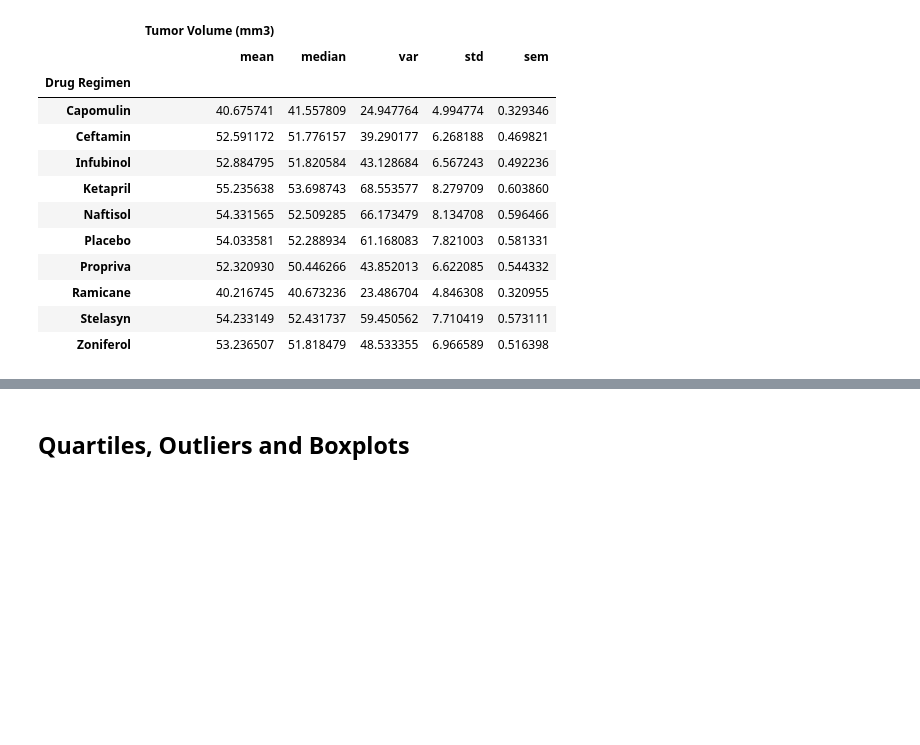
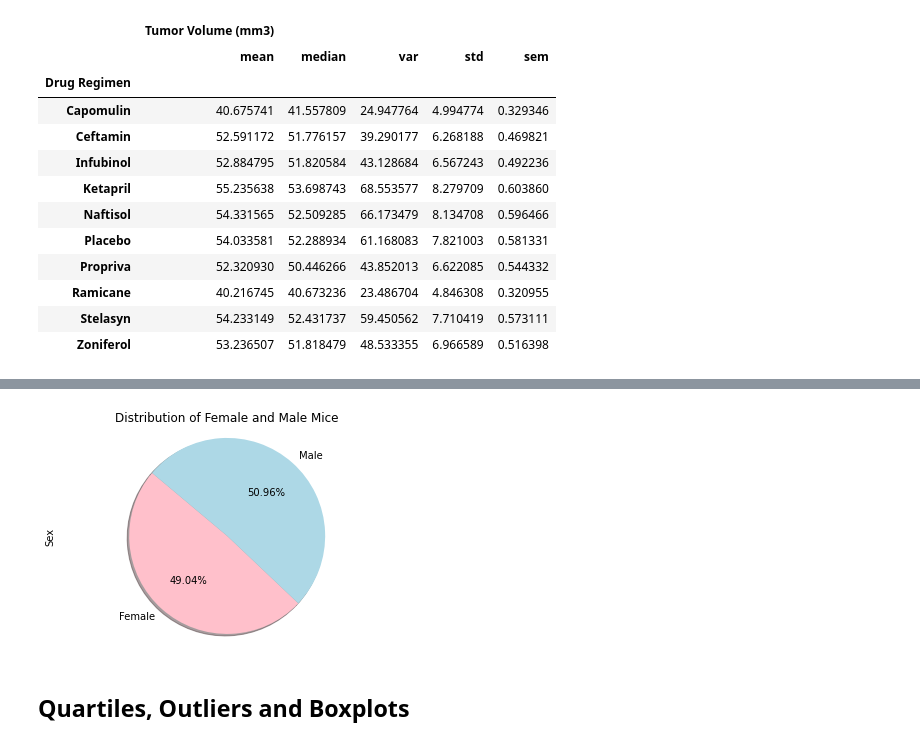
Before and after one commit to J3N1/UCI_Homework_Hwang, a Jupyter notebook: 05-Matplotlib_Challenge/pymaceuticals_starter.ipynb, the cells around one changed output, grey strips where cells are left out. Saved outputs shown, nothing was run; the diff lists cells and outputs as text; code cells hidden in the pictures; blank space fills up the shorter version.

```diff
--- a/05-Matplotlib_Challenge/pymaceuticals_starter.ipynb
+++ b/05-Matplotlib_Challenge/pymaceuticals_starter.ipynb
@@ -185,3 +209,15 @@ Text(0, 0.5, 'Number of Mice')
+# %%
+# Generate a pie plot showing the distribution of female versus male mice using pyplot
+genders = list(gender_df.index.values)
+gender_count = gender_df["Sex"]
+colors = ["pink", "lightblue"]
+plt.pie(gender_count, labels=genders, colors=colors, autopct="%1.2f%%", shadow=True, startangle=140)
+plt.title("Distribution of Female and Male Mice")
+plt.ylabel("Sex")
+plt.axis("equal")
+plt.show()
+# %% [output]
+[figure, added]
 # %% [markdown]
 ## Quartiles, Outliers and Boxplots
 # %%
```
Also changed, not shown: parts of 8 cells of this notebook.
